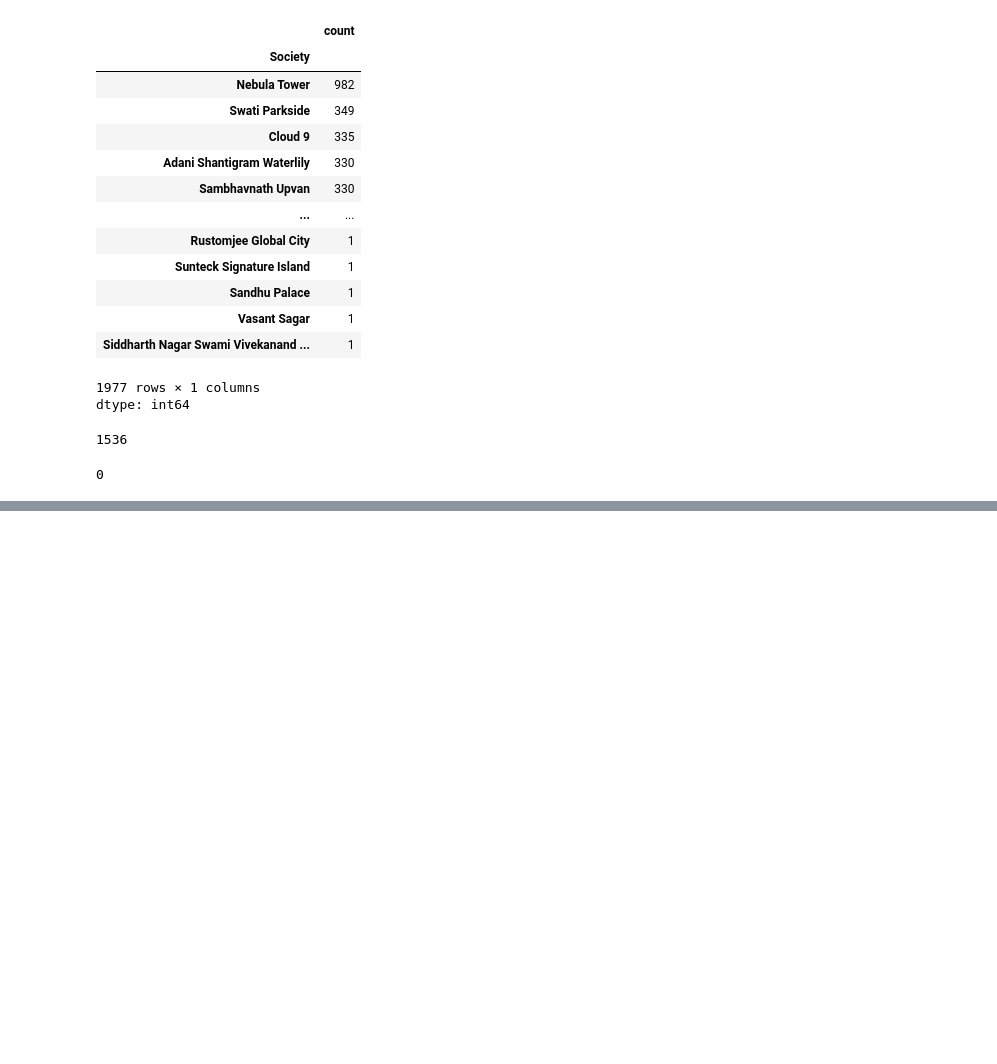
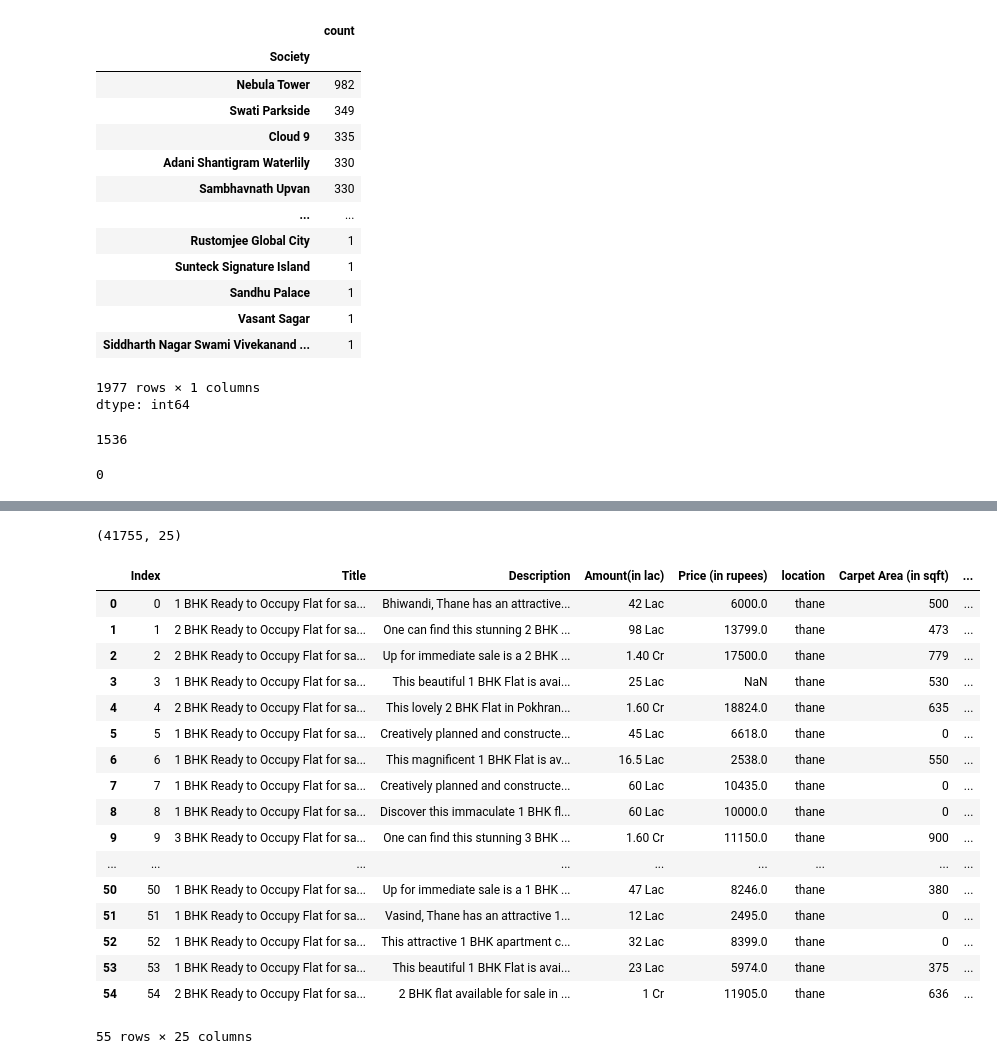
Before and after one commit to Trusha216/AI-ML-internship, a Jupyter notebook: house_prices.ipynb, the cells around one changed output, grey strips where cells are left out. Saved outputs shown, nothing was run; the diff lists cells and outputs as text; code cells hidden in the pictures; blank space fills up the shorter version.

```diff
--- a/house_prices.ipynb
+++ b/house_prices.ipynb
@@ -949,3 +909,6 @@ data['Current Floor']=data['Current Floor'].fillna(0).astype(int)
 data['Current Floor'].isna().sum()
 # %% [output]
 0
+# %%
+bin=[0,100,200,300,400,500,1000,1500,2000,2500,3000,3500,4000]
+data['converted_amounts']=pd.cut(data['converted_amounts'],bins=bin,right=False)
@@ -951,0 +963,25 @@ data['Current Floor'].isna().sum()
+# %%
+data.shape
+# %% [output]
+(41755, 25)
+# %%
+data.head(55)
+# %% [output]
+|  | Index | Title | Description | Amount(in lac) | Price (in rupees) | location | Carpet Area (in sqft) | ... |
+| 0 | 0 | 1 BHK Ready to Occupy Flat for sa... | Bhiwandi, Thane has an attractive... | 42 Lac | 6000.0 | thane | 500 | ... |
+| 1 | 1 | 2 BHK Ready to Occupy Flat for sa... | One can find this stunning 2 BHK ... | 98 Lac | 13799.0 | thane | 473 | ... |
+| 2 | 2 | 2 BHK Ready to Occupy Flat for sa... | Up for immediate sale is a 2 BHK ... | 1.40 Cr | 17500.0 | thane | 779 | ... |
+| 3 | 3 | 1 BHK Ready to Occupy Flat for sa... | This beautiful 1 BHK Flat is avai... | 25 Lac | NaN | thane | 530 | ... |
+| 4 | 4 | 2 BHK Ready to Occupy Flat for sa... | This lovely 2 BHK Flat in Pokhran... | 1.60 Cr | 18824.0 | thane | 635 | ... |
+| 5 | 5 | 1 BHK Ready to Occupy Flat for sa... | Creatively planned and constructe... | 45 Lac | 6618.0 | thane | 0 | ... |
+| 6 | 6 | 1 BHK Ready to Occupy Flat for sa... | This magnificent 1 BHK Flat is av... | 16.5 Lac | 2538.0 | thane | 550 | ... |
+| 7 | 7 | 1 BHK Ready to Occupy Flat for sa... | Creatively planned and constructe... | 60 Lac | 10435.0 | thane | 0 | ... |
+| 8 | 8 | 1 BHK Ready to Occupy Flat for sa... | Discover this immaculate 1 BHK fl... | 60 Lac | 10000.0 | thane | 0 | ... |
+| 9 | 9 | 3 BHK Ready to Occupy Flat for sa... | One can find this stunning 3 BHK ... | 1.60 Cr | 11150.0 | thane | 900 | ... |
+| ... | ... | ... | ... | ... | ... | ... | ... | ... |
+| 50 | 50 | 1 BHK Ready to Occupy Flat for sa... | Up for immediate sale is a 1 BHK ... | 47 Lac | 8246.0 | thane | 380 | ... |
+| 51 | 51 | 1 BHK Ready to Occupy Flat for sa... | Vasind, Thane has an attractive 1... | 12 Lac | 2495.0 | thane | 0 | ... |
+| 52 | 52 | 1 BHK Ready to Occupy Flat for sa... | This attractive 1 BHK apartment c... | 32 Lac | 8399.0 | thane | 0 | ... |
+| 53 | 53 | 1 BHK Ready to Occupy Flat for sa... | This beautiful 1 BHK Flat is avai... | 23 Lac | 5974.0 | thane | 375 | ... |
+| 54 | 54 | 2 BHK Ready to Occupy Flat for sa... | 2 BHK flat available for sale in ... | 1 Cr | 11905.0 | thane | 636 | ... |
+55 rows × 25 columns
```
Also changed, not shown: parts of 34 cells of this notebook.
